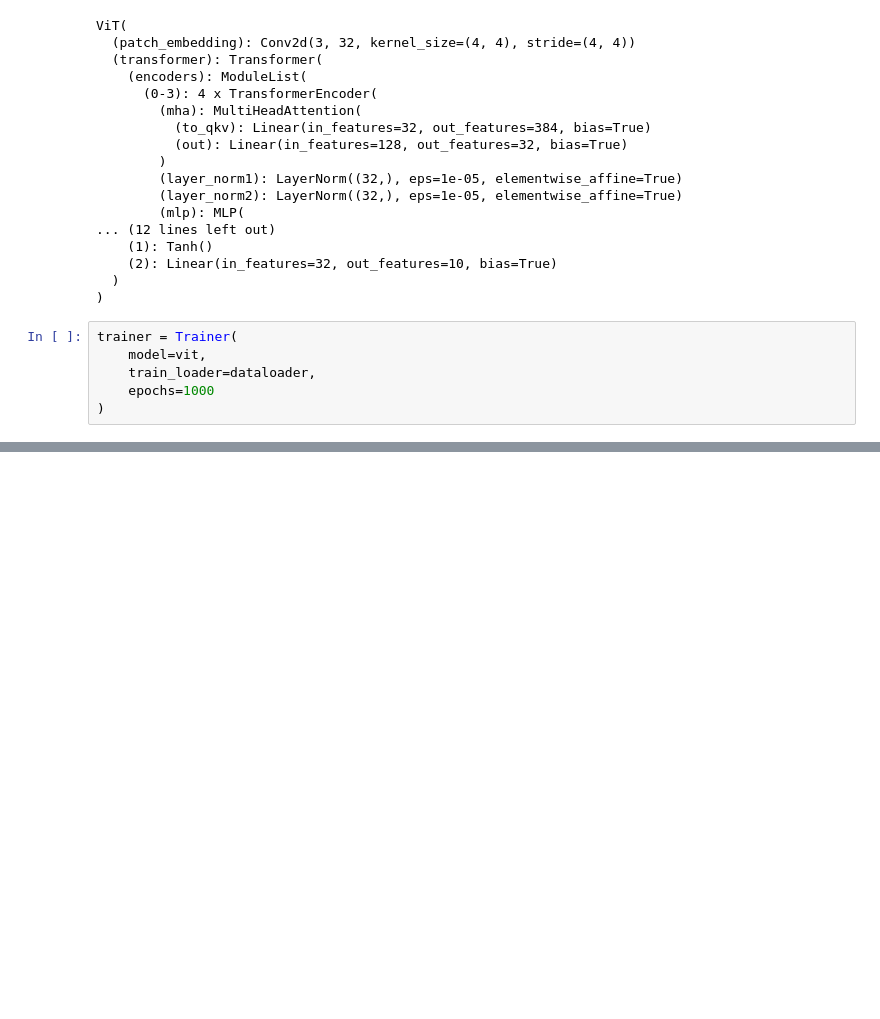
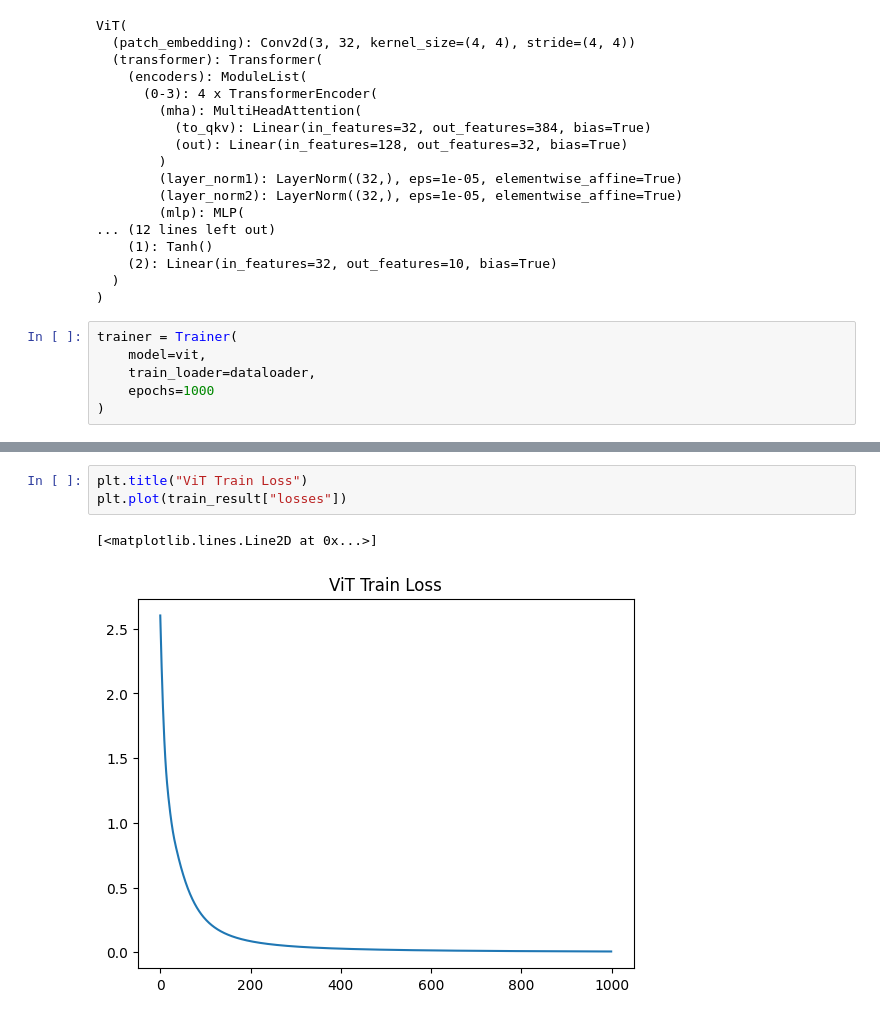
Before and after one commit to ericoericochen/ViT, a Jupyter notebook: notebooks/overfit.ipynb, the cells around one changed output, grey strips where cells are left out. Cells and saved outputs as stored; diff of their text form; blank space fills up the shorter version.

```diff
--- a/notebooks/overfit.ipynb
+++ b/notebooks/overfit.ipynb
@@ -73,0 +76,6 @@ KeyboardInterrupt:
+# %%
+plt.title("ViT Train Loss")
+plt.plot(train_result["losses"])
+# %% [output]
+[<matplotlib.lines.Line2D at 0x...>]
+[figure, added]
```
Also changed, not shown: parts of 2 cells of this notebook, 1 other file.
